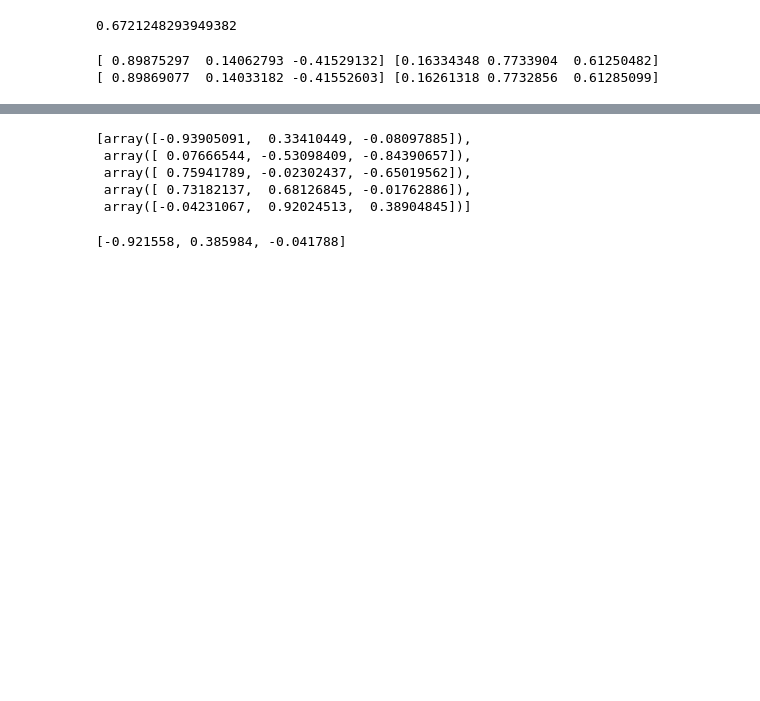
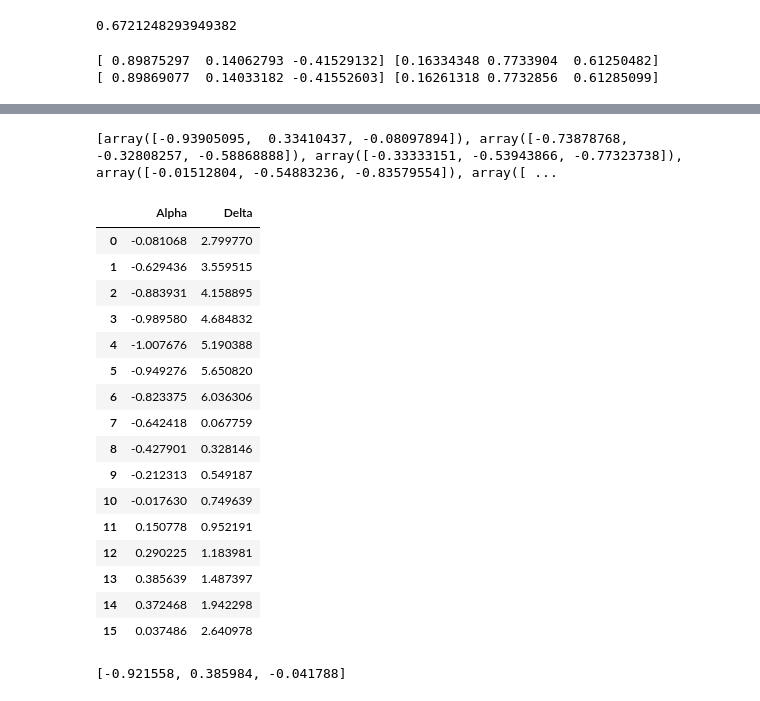
Before and after one commit to DengDingshan/dds_python, a Jupyter notebook: Celestial mechanics/Laplace_Total.ipynb, the cells around one changed output, grey strips where cells are left out. Cells and saved outputs as stored; diff of their text form; code cells hidden in the pictures; blank space fills up the shorter version.

```diff
--- a/Celestial mechanics/Laplace_Total.ipynb
+++ b/Celestial mechanics/Laplace_Total.ipynb
@@ -495,7 +493,7 @@ n
 T = 2*np.pi/n
 print(T)
 
-t = np.arange(0,T,1000) # unit = SI
+t = np.arange(0,T,300) # unit = SI
 
 Mt = (M + n*(t))%(2*np.pi)
 
@@ -512,7 +513,7 @@ epsilon = 1e-6
 for M_single in Mt:
     print(M_single)
     key = 0
-    En0 = M_sinle
+    En0 = M_single
     Enw = [En0]
     Nwind = 0
     while key == 0:
@@ -590,22 +620,51 @@ rt,vt
 # %%
-# 计算方向矢量L：
+# 计算预测的方向矢量L，赤经，赤纬
 P_earth = rt
 station_earth = np.array([-0.81000791, -0.25188507,  0.52786921])*R_earth
 
 P_station = P_earth - station_earth
 
-L_forecast_total = []
+L_forecast_total = [];
+Alpha_forecast = [];
+Delta_forecast = [];
+Nwind = 0
 for P_station_single in P_station:
-
+    # 计算我们测站的赤经Alpha_forecast 和赤纬Delta_forecast
     L_forecast_total.append( P_station_single/np.sqrt(np.dot(P_station_single,P_station_single)) )
 
-L_forecast_total
+    Alpha_forecast.append( np.arcsin(L_forecast_total[Nwind][2]) )
+    Delta_forecast.append( arctan2(L_forecast_total[Nwind][1]/np.cos(Alpha_forecast[Nwind]),\
+                                   L_forecast_total[Nwind][0]/np.cos(Alpha_forecast[Nwind])) )
+
+    Nwind += 1;
+
+##############################################
+
+Forecast_fram = pd.DataFrame({'Alpha': np.array(Alpha_forecast),\
+                             'Delta':np.array(Delta_forecast)})
+
+print(L_forecast_total)
+
+Forecast_fram
 # %% [output]
-[array([-0.93905091,  0.33410449, -0.08097885]),
- array([ 0.07666544, -0.53098409, -0.84390657]),
- array([ 0.75941789, -0.02302437, -0.65019562]),
- array([ 0.73182137,  0.68126845, -0.01762886]),
- array([-0.04231067,  0.92024513,  0.38904845])]
+[array([-0.93905095,  0.33410437, -0.08097894]), array([-0.73878768, -0.32808257, -0.58868888]), array([-0.33333151, -0.53943866, -0.77323738]), array([-0.01512804, -0.54883236, -0.83579554]), array([ ...
+|  | Alpha | Delta |
+| 0 | -0.081068 | 2.799770 |
+| 1 | -0.629436 | 3.559515 |
+| 2 | -0.883931 | 4.158895 |
+| 3 | -0.989580 | 4.684832 |
+| 4 | -1.007676 | 5.190388 |
+| 5 | -0.949276 | 5.650820 |
+| 6 | -0.823375 | 6.036306 |
+| 7 | -0.642418 | 0.067759 |
+| 8 | -0.427901 | 0.328146 |
+| 9 | -0.212313 | 0.549187 |
+| 10 | -0.017630 | 0.749639 |
+| 11 | 0.150778 | 0.952191 |
+| 12 | 0.290225 | 1.183981 |
+| 13 | 0.385639 | 1.487397 |
+| 14 | 0.372468 | 1.942298 |
+| 15 | 0.037486 | 2.640978 |
 # %%
 L = [-0.9152477093203553, -0.0501154444748697, -0.39976252051552885]
 L = [-0.921558,0.385984,-0.041788]
```
Also changed, not shown: parts of 8 cells of this notebook.
